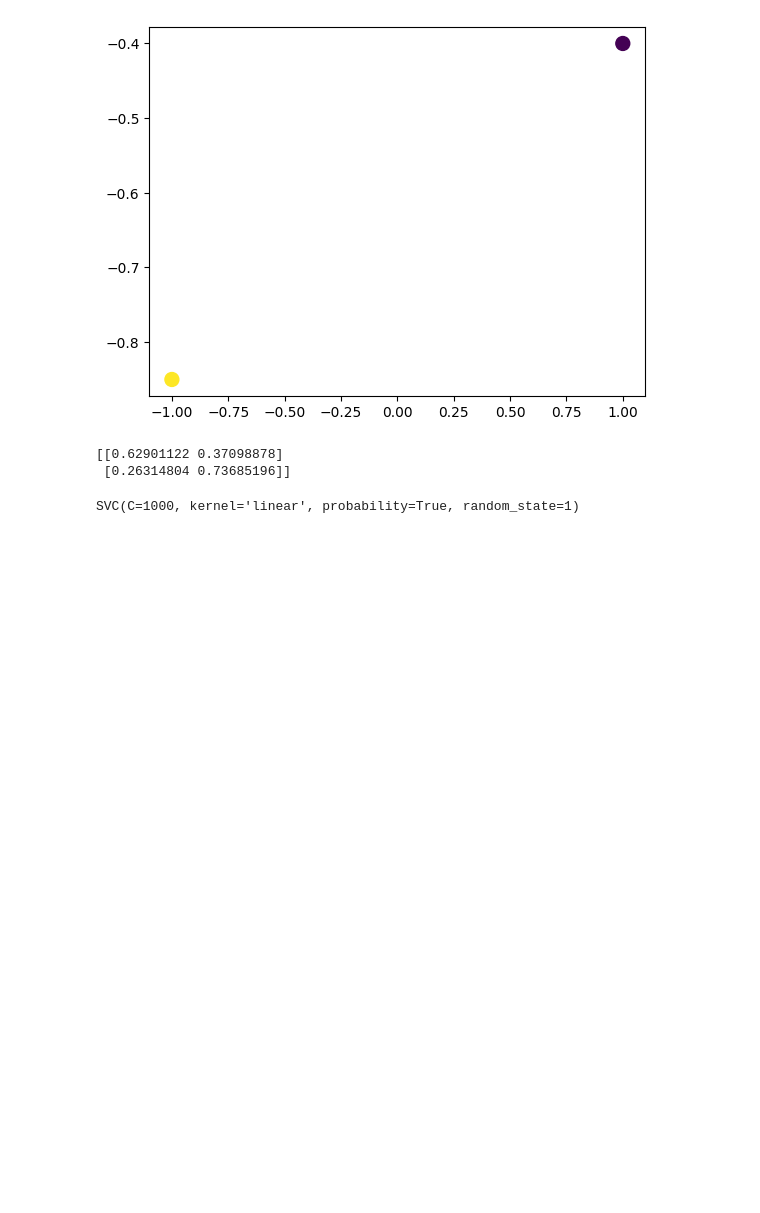
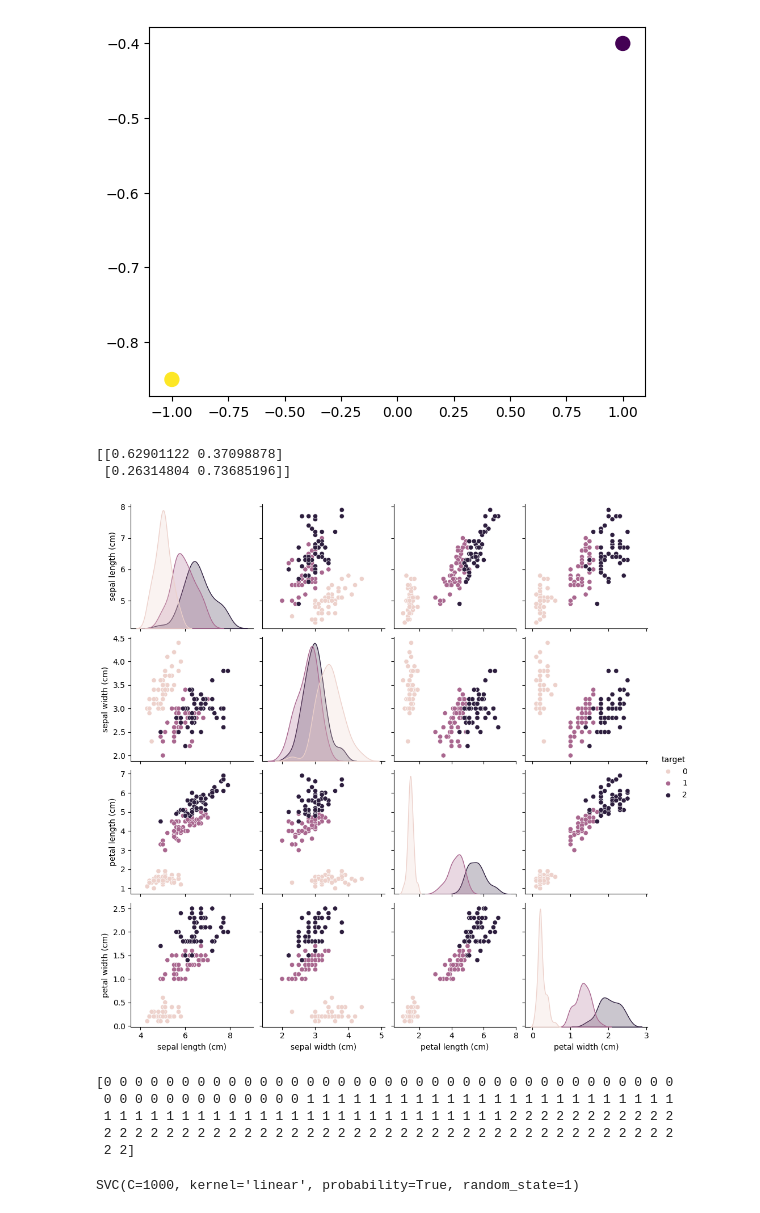
Before and after one commit to JakubStyczen/MachineLearining, a Jupyter notebook: SVM/ML_LAB5.ipynb, the cells around one changed output. Saved outputs shown, nothing was run; the diff lists cells and outputs as text; code cells hidden in the pictures; blank space fills up the shorter version.

```diff
--- a/SVM/ML_LAB5.ipynb
+++ b/SVM/ML_LAB5.ipynb
@@ -88,10 +87,27 @@ print(post_probs)
  [0.26314804 0.73685196]]
 # %%
 from sklearn.datasets import load_iris
+import seaborn as sns
+iris = load_iris()
+iris_df = pd.DataFrame(data=iris.data, columns=iris.feature_names)
+iris_df['target'] = iris.target
 
+# Wygenerowanie wykresu cech
+sns.pairplot(iris_df, hue='target', diag_kind='kde')
+plt.show()
 data = load_iris()
 X = data.data
 y = data.target
+# %% [output]
+[figure, added]
+# %%
+print(data.target)
+# %% [output]
+[0 0 0 0 0 0 0 0 0 0 0 0 0 0 0 0 0 0 0 0 0 0 0 0 0 0 0 0 0 0 0 0 0 0 0 0 0
+ 0 0 0 0 0 0 0 0 0 0 0 0 0 1 1 1 1 1 1 1 1 1 1 1 1 1 1 1 1 1 1 1 1 1 1 1 1
+ 1 1 1 1 1 1 1 1 1 1 1 1 1 1 1 1 1 1 1 1 1 1 1 1 1 1 2 2 2 2 2 2 2 2 2 2 2
+ 2 2 2 2 2 2 2 2 2 2 2 2 2 2 2 2 2 2 2 2 2 2 2 2 2 2 2 2 2 2 2 2 2 2 2 2 2
+ 2 2]
 # %%
 clf = svm.SVC(kernel='linear', C=1000, random_state=1, probability=True)
 clf.fit(X, y)
```
Also changed, not shown: parts of 2 cells of this notebook.
